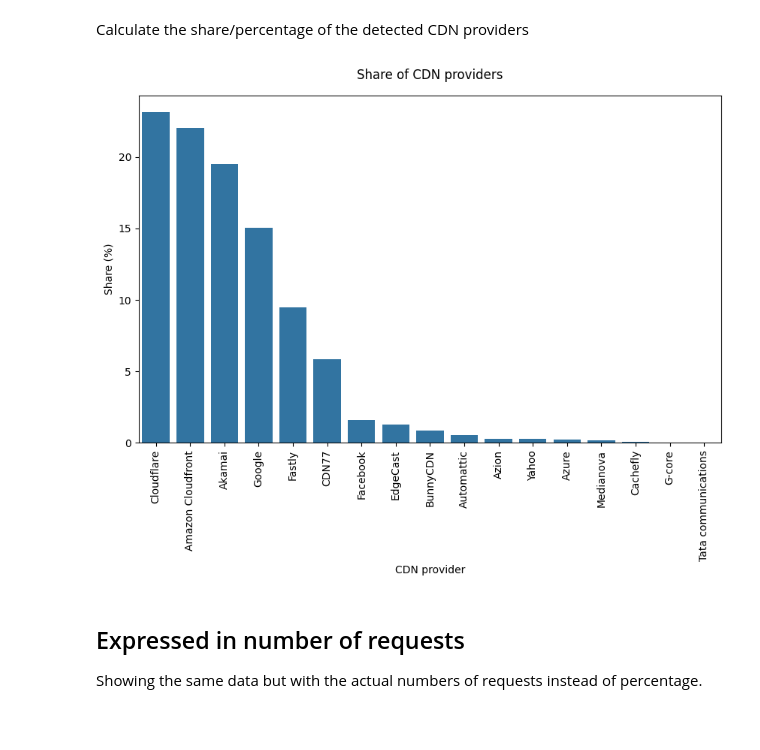
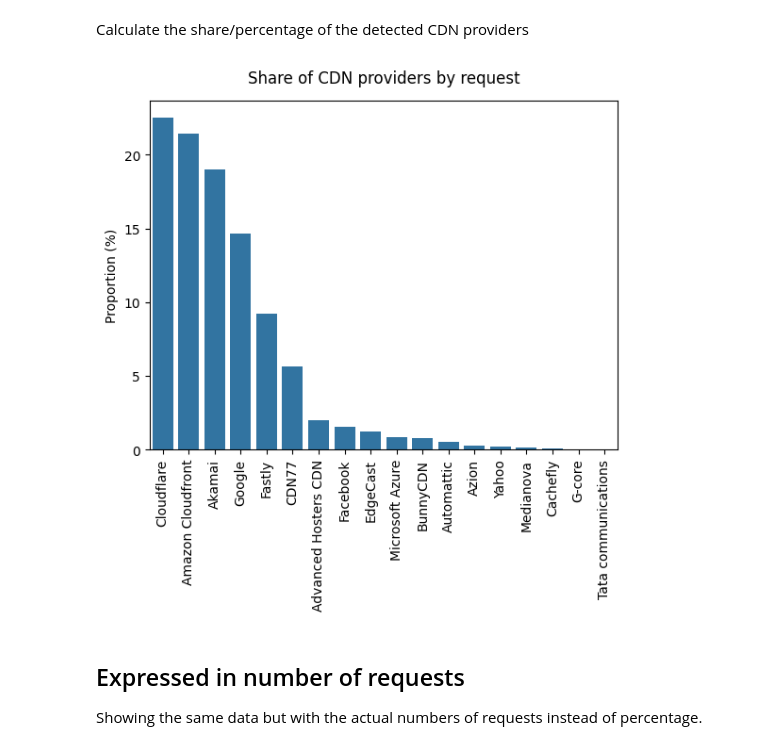
Before and after one commit to hanneskoksch/Analysis-of-CDNs, a Jupyter notebook: Analysis.ipynb, the cells around one changed output. Saved outputs shown, nothing was run; the diff lists cells and outputs as text; code cells hidden in the pictures; blank space fills up the shorter version.

```diff
--- a/Analysis.ipynb
+++ b/Analysis.ipynb
@@ -72,7 +84,7 @@ The `header_mappings` list data was collected manually. In the cases where the C
 # %%
 header_mappings = [
     ["x-amz-cf-id", "Amazon Cloudfront"], # https://docs.aws.amazon.com/AmazonCloudFront/latest/DeveloperGuide/RequestAndResponseBehaviorCustomOrigin.html
-    ["x-azure-ref", "Azure"], # https://learn.microsoft.com/en-us/azure/frontdoor/front-door-http-headers-protocol
+    ["x-azure-ref", "Microsoft Azure"], # https://learn.microsoft.com/en-us/azure/frontdoor/front-door-http-headers-protocol
     ["cf-ray", "Cloudflare"], # https://developers.cloudflare.com/fundamentals/reference/http-request-headers/#cf-ray
     ["cf-cache-status", "Cloudflare"], # https://developers.cloudflare.com/cache/concepts/cache-responses/
     ["x-fastly-request-id", "Fastly"],
@@ -86,8 +98,8 @@ header_mappings = [
     ["x-goog-storage-class", "Google"], # https://cloud.google.com/storage/docs/xml-api/reference-headers#xgoogstorageclass
     ["x-guploader-uploadid", "Google"], # https://cloud.google.com/storage/docs/xml-api/reference-headers#xguploaderuploadid
     ["x-goog", "Google"], # https://cloud.google.com/storage/docs/xml-api/reference-headers
+    ["BunnyCDN", "BunnyCDN"],
 ]
-
 
 def check_headers(header):
     if header == "" or header is None:
@@ -177,7 +189,7 @@ mappings = [
   [".gslb.taobao.com", "Taobao"],
   [".cdn.bitgravity.com", "Tata communications"],
   [".cdn.telefonica.com", "Telefonica"],
-  [".vo.msecnd.net", "Windows Azure"],
+  [".vo.msecnd.net", "Microsoft Azure"],
   [".ay1.b.yahoo.com", "Yahoo"],
   [".yimg.", "Yahoo"],
   [".zenedge.net", "Zenedge"],
@@ -198,13 +210,15 @@ def check_url(url):
 CDNs can be assigned to an ASN based on their IP address. This mapping takes into account the top CDNs in the [2022 Web Alamanac](https://almanac.httparchive.org/en/2022/cdn#top-cdn-providers). This is used as the last step in CDN identification.
 # %%
 considered_asns = [
-  ["CLOUDFLARE", "Cloudflare"],
+  ["CLOUDFLARENET", "Cloudflare"],
   ["GOOGLE", "Google"],
   ["FASTLY", "Fastly"],
   ["AMAZON", "Amazon Cloudfront"],
   ["AKAMAI", "Akamai"],
   ["AUTOMATTIC", "Automattic"],
   ["FACEBOOK", "Facebook"],
+  ["ADVANCEDHOSTERS-AS", "Advanced Hosters CDN"],
+  ["MICROSOFT", "Microsoft Azure"],
 ]
 
 def check_asn(asn_description):
@@ -321,21 +349,19 @@ Calculate the share/percentage of the detected CDN providers
 # %%
 # Count the occurrences of the individual values in the "CDN" column
 cdn_counts = df['CDN'].value_counts()
+
 # Calculate the percentages
 cdn_percentages = cdn_counts / cdn_counts.sum() * 100
-# Sort the values by frequency (already sorted by value_counts())
-sorted_cdn_percentages = cdn_percentages.sort_values(ascending=False)
 
 # Create bar chart
-plt.figure(figsize=(10, 6))
 plt.xticks(rotation=90)
-sns.barplot(x=sorted_cdn_percentages.index, y=sorted_cdn_percentages.values)
-plt.ylabel('Share (%)')
-plt.xlabel('CDN provider')
-plt.title('Share of CDN providers', y=1.03)
+sns.barplot(x=cdn_percentages.index, y=cdn_percentages.values)
+plt.ylabel('Proportion (%)')
+plt.xlabel('')
+plt.title('Share of CDN providers by request', y=1.03)
 plt.show()
 # %% [output]
-[figure, old version]
+[figure, new version]
 # %% [markdown]
 ## Expressed in number of requests
 Showing the same data but with the actual numbers of requests instead of percentage.
```
Also changed, not shown: parts of 61 cells of this notebook.
